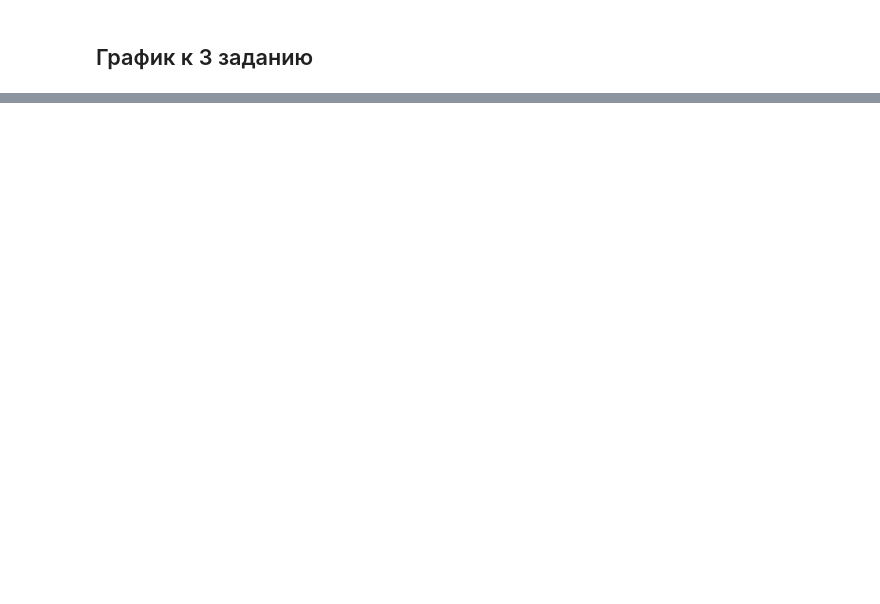
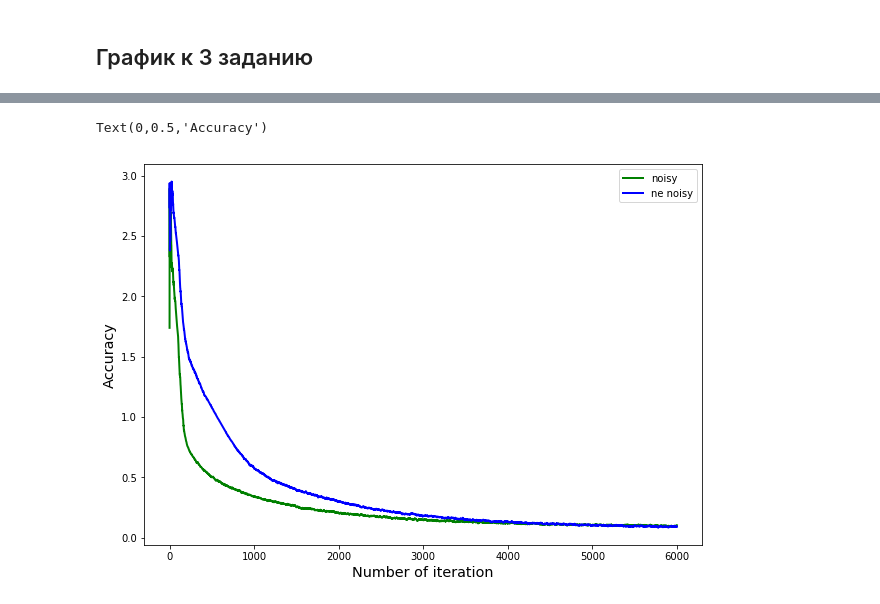
Before and after one commit to Intelligent-Systems-Phystech/StartCode, a Jupyter notebook: Ryabinina2018ProblemIris/IrisClassification.ipynb, the cells around one changed output, grey strips where cells are left out. Drawn from its saved outputs; the diff is of its cells as text; code cells hidden in the pictures; blank space fills up the shorter version.

```diff
--- a/Ryabinina2018ProblemIris/IrisClassification.ipynb
+++ b/Ryabinina2018ProblemIris/IrisClassification.ipynb
@@ -88,0 +185,22 @@ plt.savefig(fname="IrisClassifCvScore",format="png")
+# %%
+def get_smooth(y, window_size=10):
+    y_smooth = []
+    for i in range(len(y)) :
+        first = max(0, i - window_size)
+        last = i+1
+        y_smooth.append(sum(y[first:last])/(last-first))
+    return y_smooth
+# %%
+x = range(0,6000)
+y = history_3.losses
+plt.figure(figsize = (10,7))
+
+plt.plot(x, get_smooth(y), linewidth=2, color='green', label='noisy')
+plt.plot(x, get_smooth(history_2.losses), linewidth=2, color='blue', label='ne noisy')
+plt.legend()
+
+plt.xlabel("Number of iteration", {"fontsize":"x-large"})
+plt.ylabel("Accuracy", {"fontsize":"x-large"})
+# %% [output]
+Text(0,0.5,'Accuracy')
+[figure, added]
```
Also changed, not shown: parts of 16 cells of this notebook, 1 other file.
